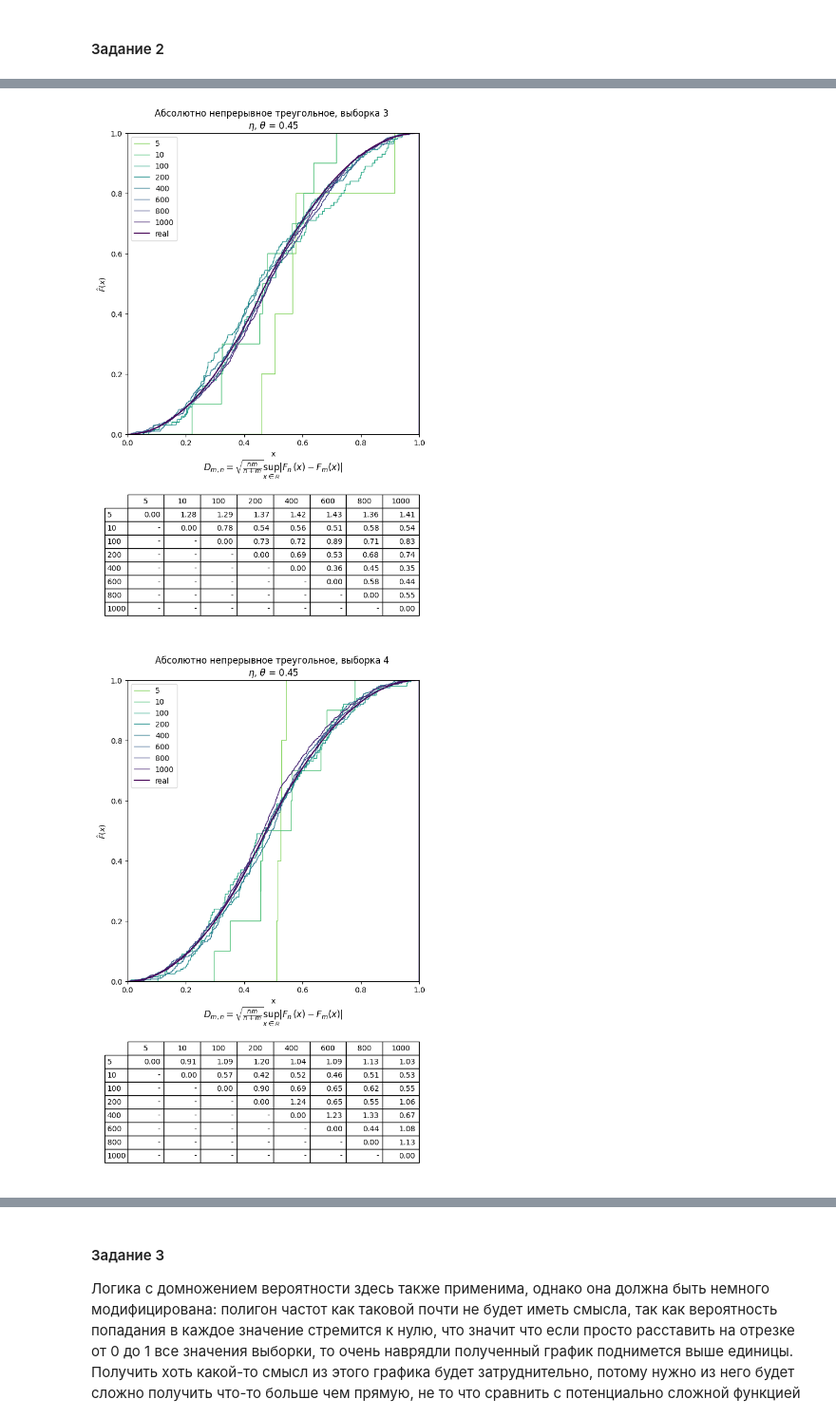
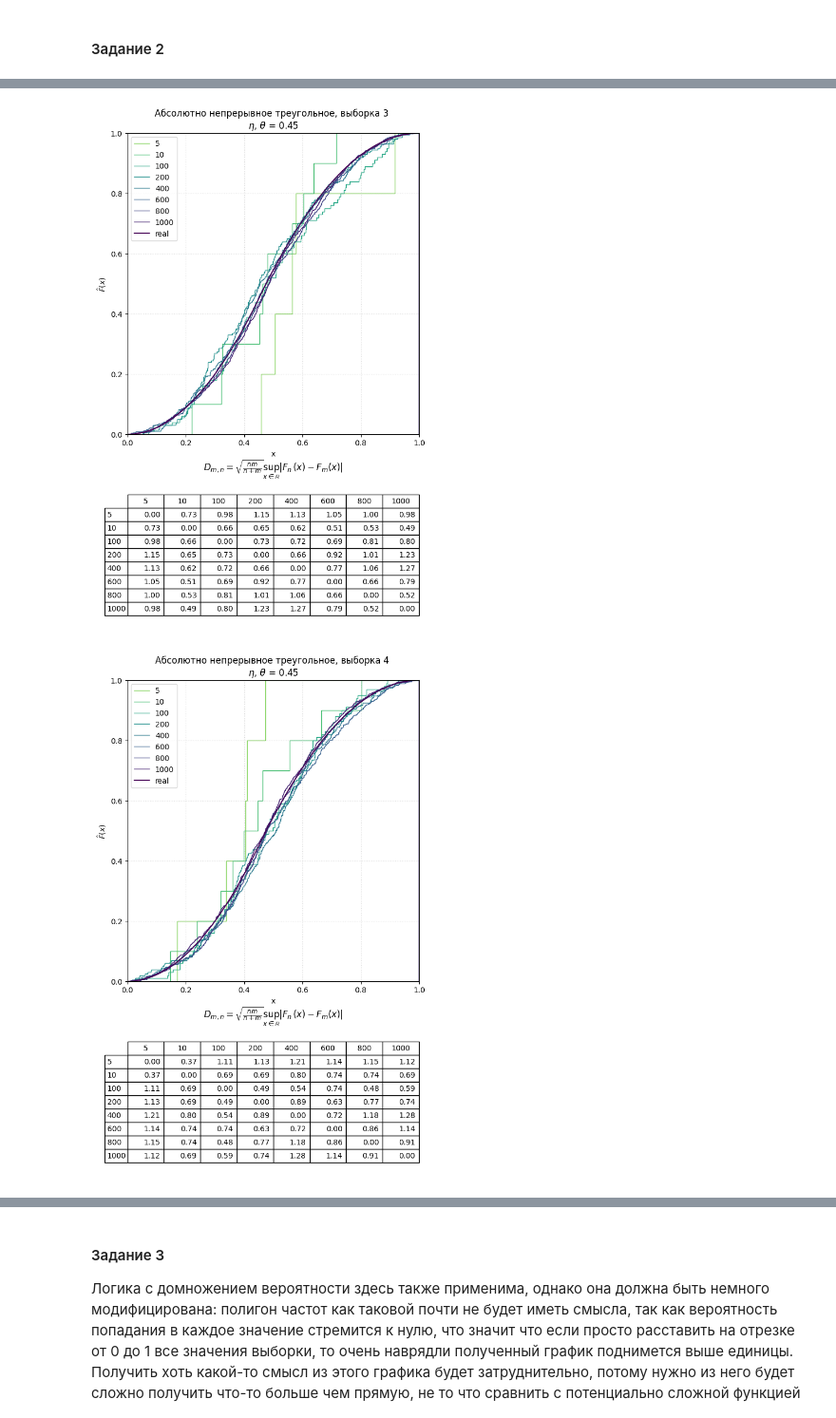
Before and after one commit to TimothyTur/skb201tur-ms-hws, a Jupyter notebook: СКБ201 Тур.ipynb, the cells around one changed output, grey strips where cells are left out. Shown at 95% size. Cells and saved outputs as stored; diff of their text form; code cells hidden in the pictures.

```diff
--- a/СКБ201 Тур.ipynb
+++ b/СКБ201 Тур.ipynb
@@ -286,14 +304,15 @@ ax[1].set_title(r'$D_{m,n}=\sqrt{\frac{nm}{n+m}}\sup_{x\in\mathbb{R}}$'+
 # graph[4]
 fig, ax = plt.subplots(2,1, figsize=(7,12), height_ratios = [2,1])
 for i in range(8):
-    ax[0].stairs(Yxi[i][4], np.append(X_realxi, 30), color = colors[i])
+    ax[0].stairs(Yxi[i][4], np.append(sample_xi[i][4], 30), color = colors[i])
 ax[0].stairs(Y_realxi, np.append(X_realxi, 30), color = '#440154')
 ax[0].set(xticks = [1]+list(range(5,26,5))+[29], xmargin = 0, ymargin = 0,
           xlabel = 'x', ylabel = r'$\hat{F}(x)$',
           title = 'Дискретное равномерное, выборка 5 \n$\\xi , \\,\\theta$ = 29')
-ax[0].legend([*n, 'real'], loc='upper left');
+ax[0].legend([*n, 'real'], loc='upper left')
+ax[0].grid(True, alpha = 0.5, ls='dotted')
 
-ax[1].table(cellText = diffsxi[4], rowLabels=n, colLabels=n,
+ax[1].table(cellText = diffsxi_demo[4], rowLabels=n, colLabels=n,
             loc='center').scale(1, 1.5)
 ax[1].set_axis_off()
 ax[1].set_title(r'$D_{m,n}=\sqrt{\frac{nm}{n+m}}\sup_{x\in\mathbb{R}}$'+
@@ -612,14 +645,15 @@ colors = ['#7bd152', '#45be71', '#25a885', '#21908c',
 # graph[0]
 fig, ax = plt.subplots(2,1, figsize=(7,12), height_ratios = [2,1])
 for i in range(8):
-    ax[0].stairs(Yeta[i][0], np.append(X_realeta, 1), color = colors[i])
+    ax[0].stairs(Yeta[i][0], np.append(sample_eta[i][0], 1), color = colors[i])
 ax[0].plot(X_realeta, Y_realeta, color = '#440154')
 ax[0].set(xmargin = 0, ymargin = 0, xlabel = 'x', ylabel = r'$\hat{F}(x)$',
           title = 'Абсолютно непрерывное треугольное, выборка 1 \n' +
                   '$\\eta , \\,\\theta$ = 0.45')
-ax[0].legend([*n, 'real'], loc='upper left');
+ax[0].legend([*n, 'real'], loc='upper left')
+ax[0].grid(True, alpha = 0.5, ls='dotted')
 
-ax[1].table(cellText = diffsxi[0], rowLabels=n, colLabels=n,
+ax[1].table(cellText = diffseta_demo[0], rowLabels=n, colLabels=n,
             loc='center').scale(1, 1.5)
 ax[1].set_axis_off()
 ax[1].set_title(r'$D_{m,n}=\sqrt{\frac{nm}{n+m}}\sup_{x\in\mathbb{R}}$' +
@@ -630,14 +664,15 @@ ax[1].set_title(r'$D_{m,n}=\sqrt{\frac{nm}{n+m}}\sup_{x\in\mathbb{R}}$' +
 # graph[1]
 fig, ax = plt.subplots(2,1, figsize=(7,12), height_ratios = [2,1])
 for i in range(8):
-    ax[0].stairs(Yeta[i][1], np.append(X_realeta, 1), color = colors[i])
+    ax[0].stairs(Yeta[i][1], np.append(sample_eta[i][1], 1), color = colors[i])
 ax[0].plot(X_realeta, Y_realeta, color = '#440154')
 ax[0].set(xmargin = 0, ymargin = 0, xlabel = 'x', ylabel = r'$\hat{F}(x)$',
           title = 'Абсолютно непрерывное треугольное, выборка 2 \n' +
                   '$\\eta , \\,\\theta$ = 0.45')
-ax[0].legend([*n, 'real'], loc='upper left');
+ax[0].legend([*n, 'real'], loc='upper left')
+ax[0].grid(True, alpha = 0.5, ls='dotted')
 
-ax[1].table(cellText = diffsxi[1], rowLabels=n, colLabels=n,
+ax[1].table(cellText = diffseta_demo[1], rowLabels=n, colLabels=n,
             loc='center').scale(1, 1.5)
 ax[1].set_axis_off()
 ax[1].set_title(r'$D_{m,n}=\sqrt{\frac{nm}{n+m}}\sup_{x\in\mathbb{R}}$' +
@@ -648,38 +683,40 @@ ax[1].set_title(r'$D_{m,n}=\sqrt{\frac{nm}{n+m}}\sup_{x\in\mathbb{R}}$' +
 # graph[2]
 fig, ax = plt.subplots(2,1, figsize=(7,12), height_ratios = [2,1])
 for i in range(8):
-    ax[0].stairs(Yeta[i][2], np.append(X_realeta, 1), color = colors[i])
+    ax[0].stairs(Yeta[i][2], np.append(sample_eta[i][2], 1), color = colors[i])
 ax[0].plot(X_realeta, Y_realeta, color = '#440154')
 ax[0].set(xmargin = 0, ymargin = 0, xlabel = 'x', ylabel = r'$\hat{F}(x)$',
           title = 'Абсолютно непрерывное треугольное, выборка 3 \n' +
                   '$\\eta , \\,\\theta$ = 0.45')
-ax[0].legend([*n, 'real'], loc='upper left');
+ax[0].legend([*n, 'real'], loc='upper left')
+ax[0].grid(True, alpha = 0.5, ls='dotted')
 
-ax[1].table(cellText = diffsxi[2], rowLabels=n, colLabels=n,
+ax[1].table(cellText = diffseta_demo[2], rowLabels=n, colLabels=n,
             loc='center').scale(1, 1.5)
 ax[1].set_axis_off()
 ax[1].set_title(r'$D_{m,n}=\sqrt{\frac{nm}{n+m}}\sup_{x\in\mathbb{R}}$' +
                 r'$|F_n(x)-F_m(x)|$');
 # %% [output]
-[figure, old version]
+[figure, new version]
 # %%
 # graph[3]
 fig, ax = plt.subplots(2,1, figsize=(7,12), height_ratios = [2,1])
 for i in range(8):
-    ax[0].stairs(Yeta[i][0], np.append(X_realeta, 1), color = colors[i])
+    ax[0].stairs(Yeta[i][0], np.append(sample_eta[i][3], 1), color = colors[i])
 ax[0].plot(X_realeta, Y_realeta, color = '#440154')
 ax[0].set(xmargin = 0, ymargin = 0, xlabel = 'x', ylabel = r'$\hat{F}(x)$',
           title = 'Абсолютно непрерывное треугольное, выборка 4 \n' +
                   '$\\eta , \\,\\theta$ = 0.45')
-ax[0].legend([*n, 'real'], loc='upper left');
+ax[0].legend([*n, 'real'], loc='upper left')
+ax[0].grid(True, alpha = 0.5, ls='dotted')
 
-ax[1].table(cellText = diffsxi[3], rowLabels=n, colLabels=n,
+ax[1].table(cellText = diffseta_demo[3], rowLabels=n, colLabels=n,
             loc='center').scale(1, 1.5)
 ax[1].set_axis_off()
 ax[1].set_title(r'$D_{m,n}=\sqrt{\frac{nm}{n+m}}\sup_{x\in\mathbb{R}}$' +
                 r'$|F_n(x)-F_m(x)|$');
 # %% [output]
-[figure, old version]
+[figure, new version]
 # %%
 # graph[4]
 fig, ax = plt.subplots(2,1, figsize=(7,12), height_ratios = [2,1])
```
Also changed, not shown: parts of 17 cells of this notebook, 1 other file.
